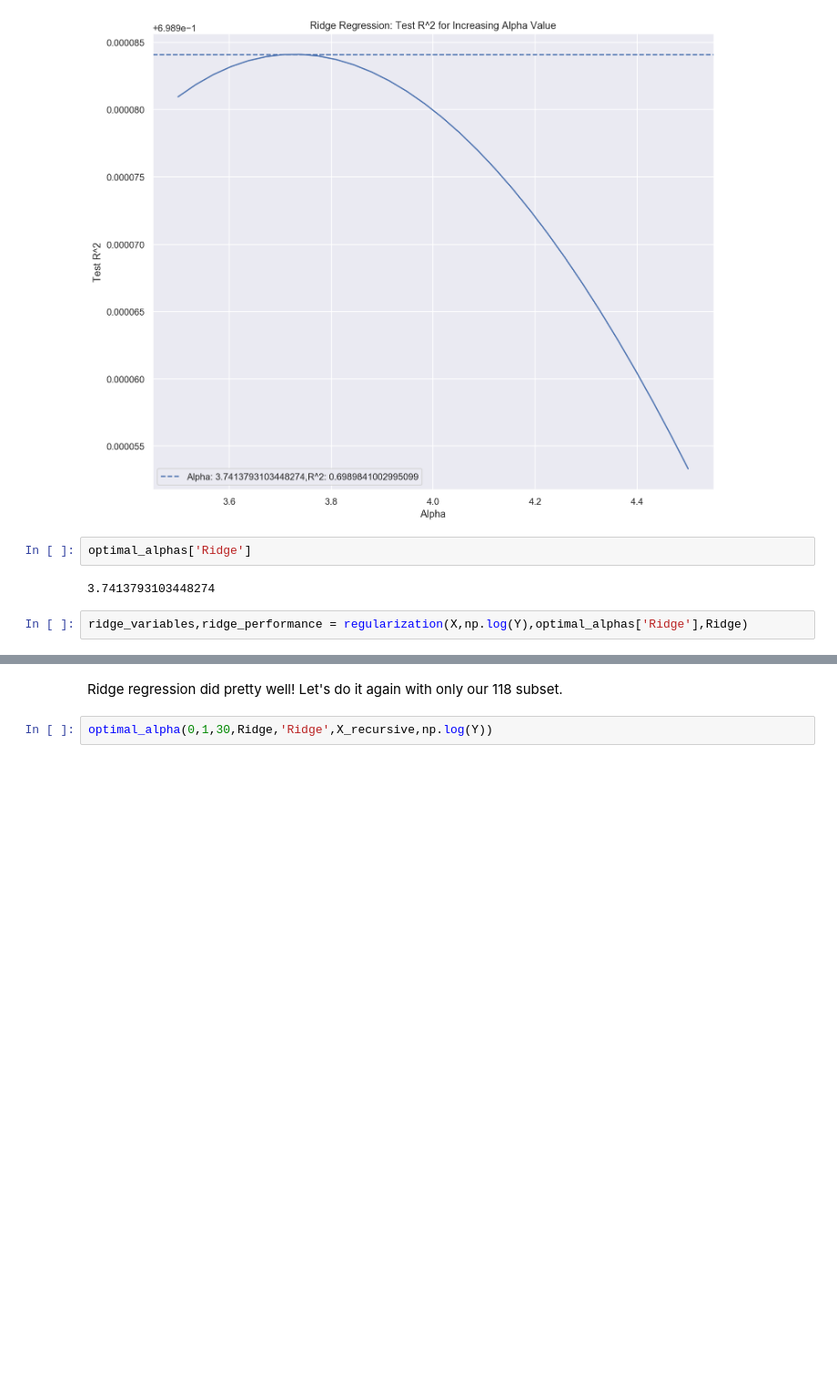
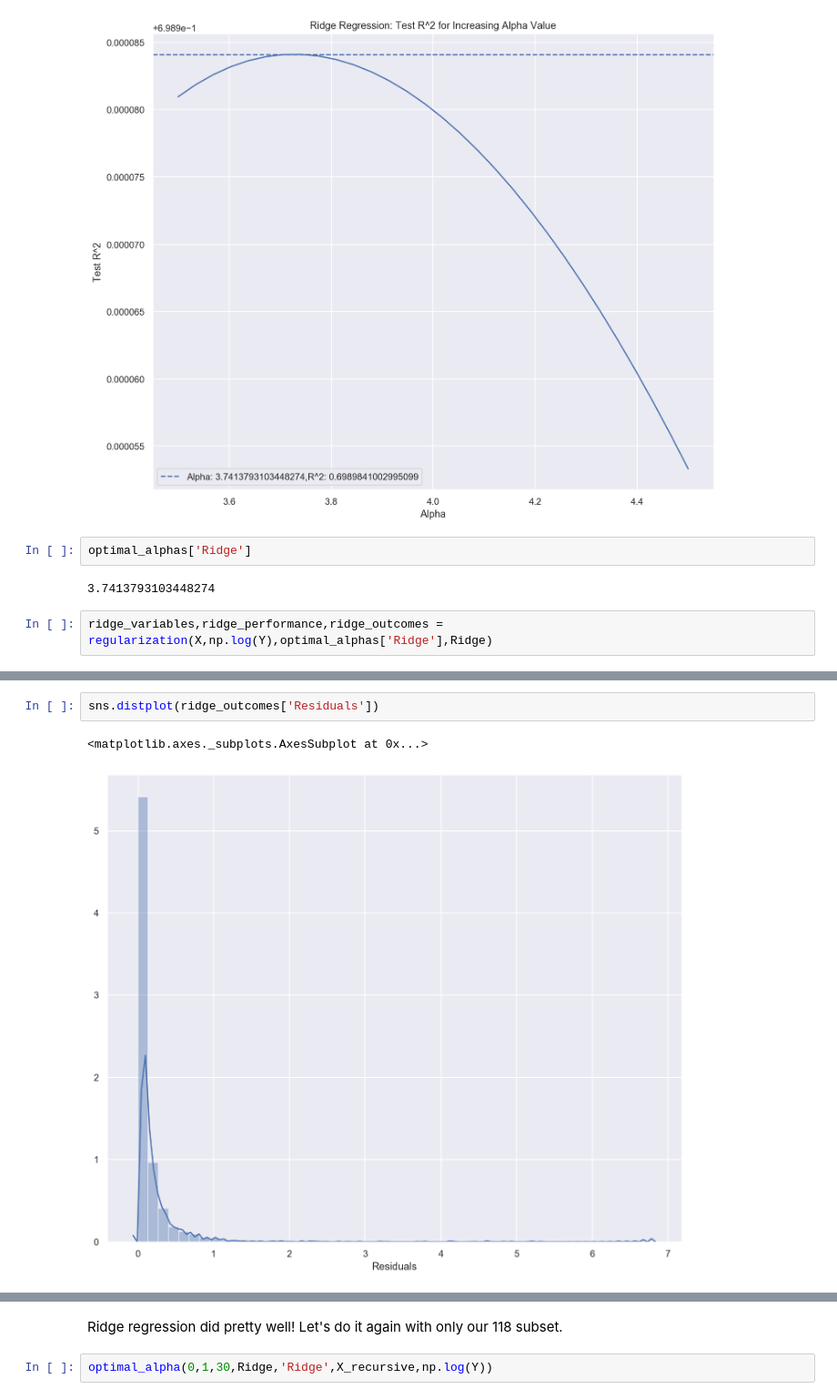
Before and after one commit to KennyMiyasato/developer_salary_predictor, a Jupyter notebook: charlie/charlie_index.ipynb, the cells around one changed output, grey strips where cells are left out. Shown at 91% size. Drawn from its saved outputs; the diff is of its cells as text; blank space fills up the shorter version.

```diff
--- a/charlie/charlie_index.ipynb
+++ b/charlie/charlie_index.ipynb
@@ -240,4 +277,4 @@ optimal_alphas['Ridge']
 # %% [output]
 3.7413793103448274
 # %%
-ridge_variables,ridge_performance = regularization(X,np.log(Y),optimal_alphas['Ridge'],Ridge)
+ridge_variables,ridge_performance,ridge_outcomes = regularization(X,np.log(Y),optimal_alphas['Ridge'],Ridge)
@@ -243,0 +297,5 @@ ridge_variables,ridge_performance = regularization(X,np.log(Y),optimal_alphas['R
+# %%
+sns.distplot(ridge_outcomes['Residuals'])
+# %% [output]
+<matplotlib.axes._subplots.AxesSubplot at 0x...>
+[figure, added]
```
Also changed, not shown: parts of 15 cells of this notebook.
